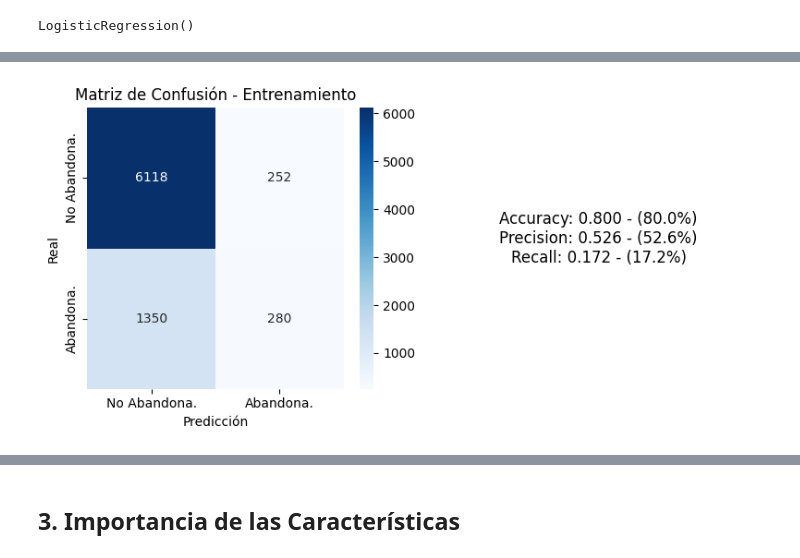
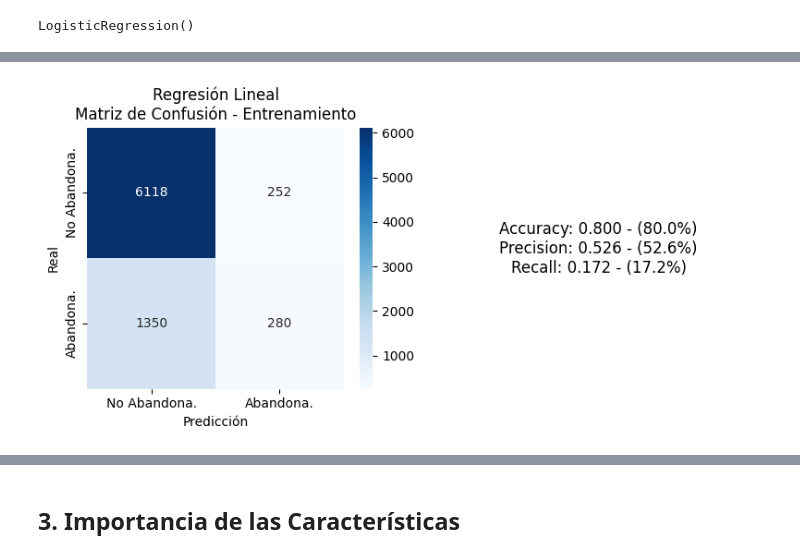
Before and after one commit to nivachasa/Reto_Bootcamp, a Jupyter notebook: Reto_Bootcamp.ipynb, the cells around one changed output, grey strips where cells are left out. Drawn from its saved outputs; the diff is of its cells as text; code cells hidden in the pictures.

```diff
--- a/Reto_Bootcamp.ipynb
+++ b/Reto_Bootcamp.ipynb
@@ -914,3 +914,6 @@ Please also refer to the documentation for alternative solver options:
     https://scikit-learn.org/stable/modules/linear_model.html#logistic-regression
   n_iter_i = _check_optimize_result(
 LogisticRegression()
+# %%
+model_rf = RandomForestRegressor()
+model_rf.fit(X2_entreno, y2_entreno)
@@ -937,7 +1010,7 @@ Resultados.head()
 # %%
 # Comparando resultados en conjunto de Entrenamiento vs Prueba
-plot_confusion_matrix_and_reports(y2_entreno, y_pred_entreno_lr, title = 'Matriz de Confusión - Entrenamiento')
+plot_confusion_matrix_and_reports(y2_entreno, y_pred_entreno_lr, title = 'Regresión Lineal\nMatriz de Confusión - Entrenamiento')
 # %% [output]
-[figure, old version]
+[figure, new version]
 # %%
 # Comparando resultados en conjunto de Entrenamiento vs Prueba
```
Also changed, not shown: parts of 10 cells of this notebook.
